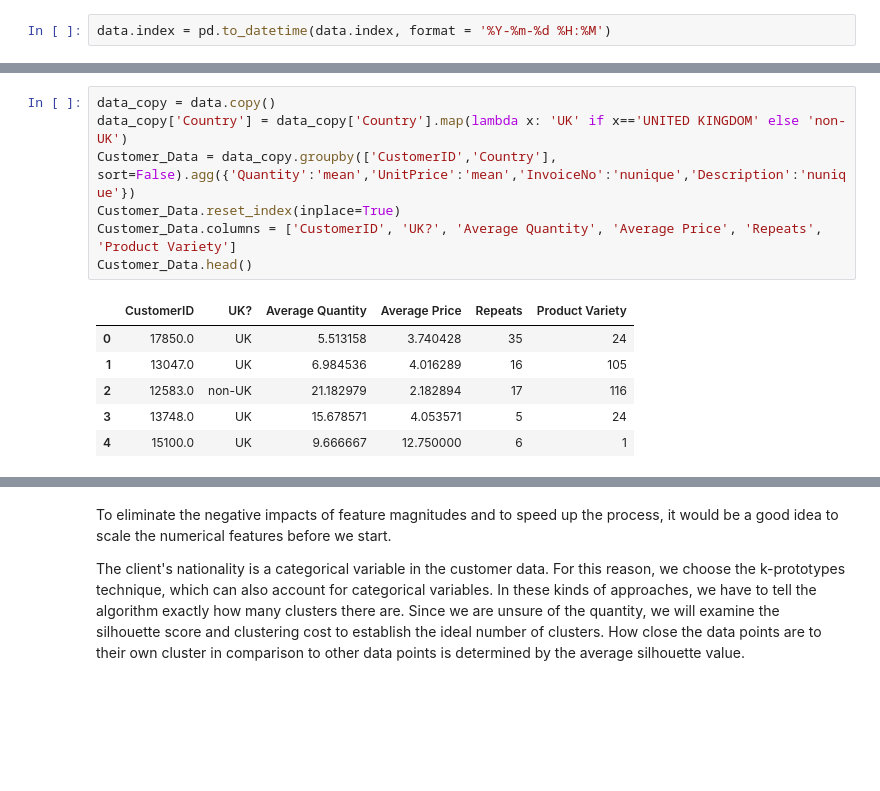
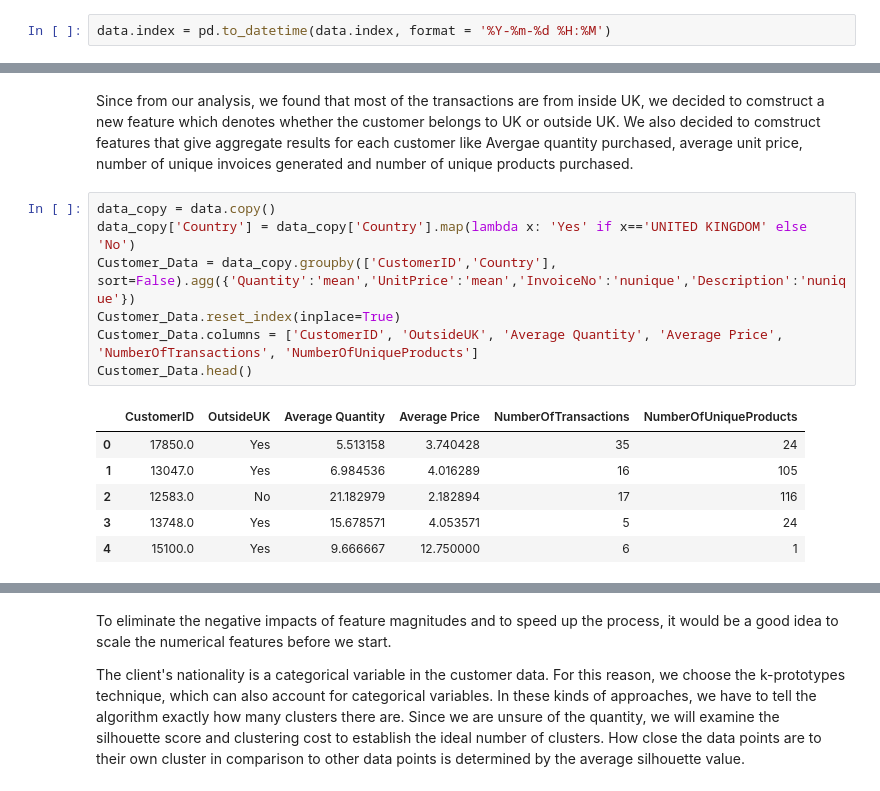
Before and after one commit to MeeraTresa/Team13_CMPE255, a Jupyter notebook: Clustering and Association Analysis.ipynb, the cells around one changed output, grey strips where cells are left out. Saved outputs shown, nothing was run; the diff lists cells and outputs as text; blank space fills up the shorter version.

```diff
--- a/Clustering and Association Analysis.ipynb
+++ b/Clustering and Association Analysis.ipynb
@@ -46,14 +78,17 @@ data.head()
+# %% [markdown]
+Since from our analysis, we found that most of the transactions are from inside UK, we decided to comstruct a new feature which denotes whether the customer belongs to UK or outside UK.
+We also decided to comstruct features that give aggregate results for each customer like Avergae quantity purchased, average unit price, number of unique invoices generated and number of unique products purchased.
 # %%
 data_copy = data.copy()
-data_copy['Country'] = data_copy['Country'].map(lambda x: 'UK' if x=='UNITED KINGDOM' else 'non-UK')
+data_copy['Country'] = data_copy['Country'].map(lambda x: 'Yes' if x=='UNITED KINGDOM' else 'No')
 Customer_Data = data_copy.groupby(['CustomerID','Country'], sort=False).agg({'Quantity':'mean','UnitPrice':'mean','InvoiceNo':'nunique','Description':'nunique'})
 Customer_Data.reset_index(inplace=True)
-Customer_Data.columns = ['CustomerID', 'UK?', 'Average Quantity', 'Average Price', 'Repeats', 'Product Variety']
+Customer_Data.columns = ['CustomerID', 'OutsideUK', 'Average Quantity', 'Average Price', 'NumberOfTransactions', 'NumberOfUniqueProducts']
 Customer_Data.head()
 # %% [output]
-|  | CustomerID | UK? | Average Quantity | Average Price | Repeats | Product Variety |
-| 0 | 17850.0 | UK | 5.513158 | 3.740428 | 35 | 24 |
-| 1 | 13047.0 | UK | 6.984536 | 4.016289 | 16 | 105 |
-| 2 | 12583.0 | non-UK | 21.182979 | 2.182894 | 17 | 116 |
-| 3 | 13748.0 | UK | 15.678571 | 4.053571 | 5 | 24 |
-| 4 | 15100.0 | UK | 9.666667 | 12.750000 | 6 | 1 |
+|  | CustomerID | OutsideUK | Average Quantity | Average Price | NumberOfTransactions | NumberOfUniqueProducts |
+| 0 | 17850.0 | Yes | 5.513158 | 3.740428 | 35 | 24 |
+| 1 | 13047.0 | Yes | 6.984536 | 4.016289 | 16 | 105 |
+| 2 | 12583.0 | No | 21.182979 | 2.182894 | 17 | 116 |
+| 3 | 13748.0 | Yes | 15.678571 | 4.053571 | 5 | 24 |
+| 4 | 15100.0 | Yes | 9.666667 | 12.750000 | 6 | 1 |
```
Also changed, not shown: parts of 6 cells of this notebook, 1 other file.
